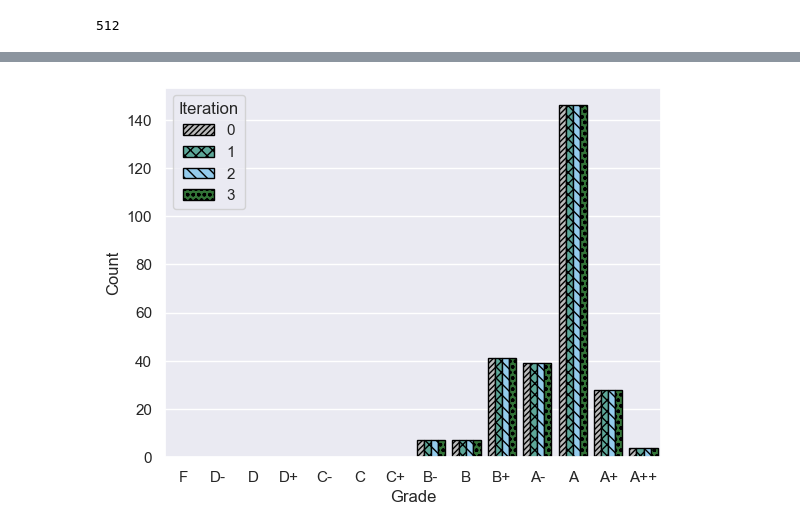
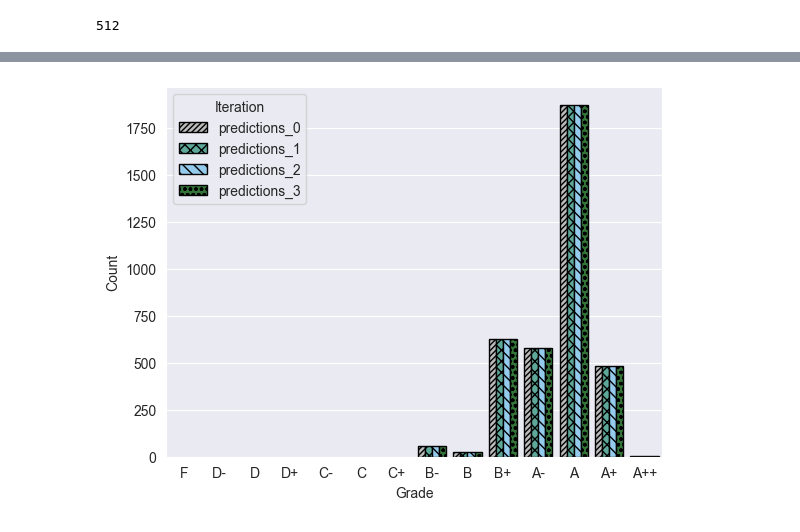
Before and after one commit to m-messer/Grading-Documentation-with-Machine-Learning, a Jupyter notebook: consistency/results.ipynb, the cells around one changed output, grey strips where cells are left out. Drawn from its saved outputs; the diff is of its cells as text; code cells hidden in the pictures.

```diff
--- a/consistency/results.ipynb
+++ b/consistency/results.ipynb
@@ -94,7 +113,6 @@ blue = (148/255, 203/255, 236/255)
 yellow = (220/255, 205/255, 125/255)
 red = (168/255, 96/255, 93/255)
 pale_yellow = (164/255, 168/255, 93/255)
-sns.set_theme(style="whitegrid")
 # %% [markdown]
 #### Ungraded Pairs
 # %%
@@ -130,0 +137,4 @@ ungraded_df[ungraded_df['Graded'] == 'Ungraded']['text'].apply(lambda x: len(x))
+# %%
+function_plot_df = df[['assignment_number', 'predictions_0', 'predictions_1', 'predictions_2', 'predictions_3']].copy()
+function_plot_df = function_plot_df.melt(id_vars=['assignment_number'], var_name='predictions_i', value_name='grade')
+function_plot_df.head()
@@ -131,32 +148,27 @@ ungraded_df[ungraded_df['Graded'] == 'Ungraded']['text'].apply(lambda x: len(x))
 # %%
-project_plot_df = project_df.copy().reset_index()
-project_plot_df.columns = [col[-1] if 'predictions' in col else col for col in project_plot_df.columns]
-project_plot_df = project_plot_df.melt(id_vars=['assignment_number'], var_name='predictions_i', value_name='grade')
-
-
-g = sns.countplot(project_plot_df, x='grade', hue='predictions_i', palette=sns.color_palette([blue, darkgreen, teal, blue]))
+g = sns.countplot(function_plot_df, x='grade', hue='predictions_i', palette=sns.color_palette([blue, darkgreen, teal, blue]))
 
 hatches = ['//', 'x', '\\', 'o']
 colors = [grey, teal, blue, darkgreen]
 styles = zip(hatches, colors)
 
 
 for style, these_bars in zip(styles, g.containers):
     for this_bar in these_bars:
         this_bar.set_hatch(3 * style[0])
         this_bar.set_facecolor(style[1])
         this_bar.set_edgecolor('black')
 
 g.set(xlabel='Grade', ylabel='Count')
 handles = g.get_legend_handles_labels()[0]
 
 for i in range(len(handles)):
     handles[i].set_facecolor(colors[i])
     handles[i].set_hatch(3 * hatches[i])
     handles[i].set_edgecolor('black')
 
 
 g.legend(title='Iteration')
-g.get_figure().savefig(f'plots/grade_counts_{SAMPLE_SIZE}.pdf', bbox_inches='tight')
+g.get_figure().savefig(f'plots/function_grade_counts_{SAMPLE_SIZE}.pdf', bbox_inches='tight')
 # %% [output]
-[figure, old version]
+[figure, new version]
```
Also changed, not shown: parts of 19 cells of this notebook, 1 other file.
